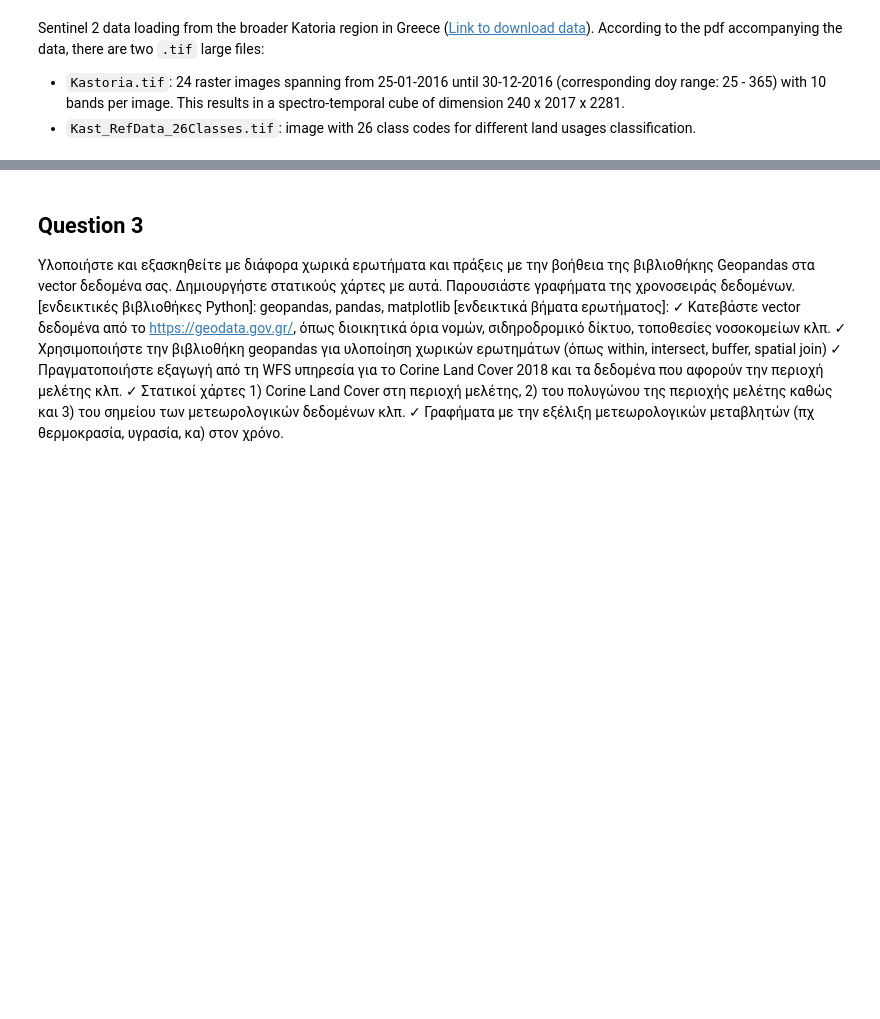
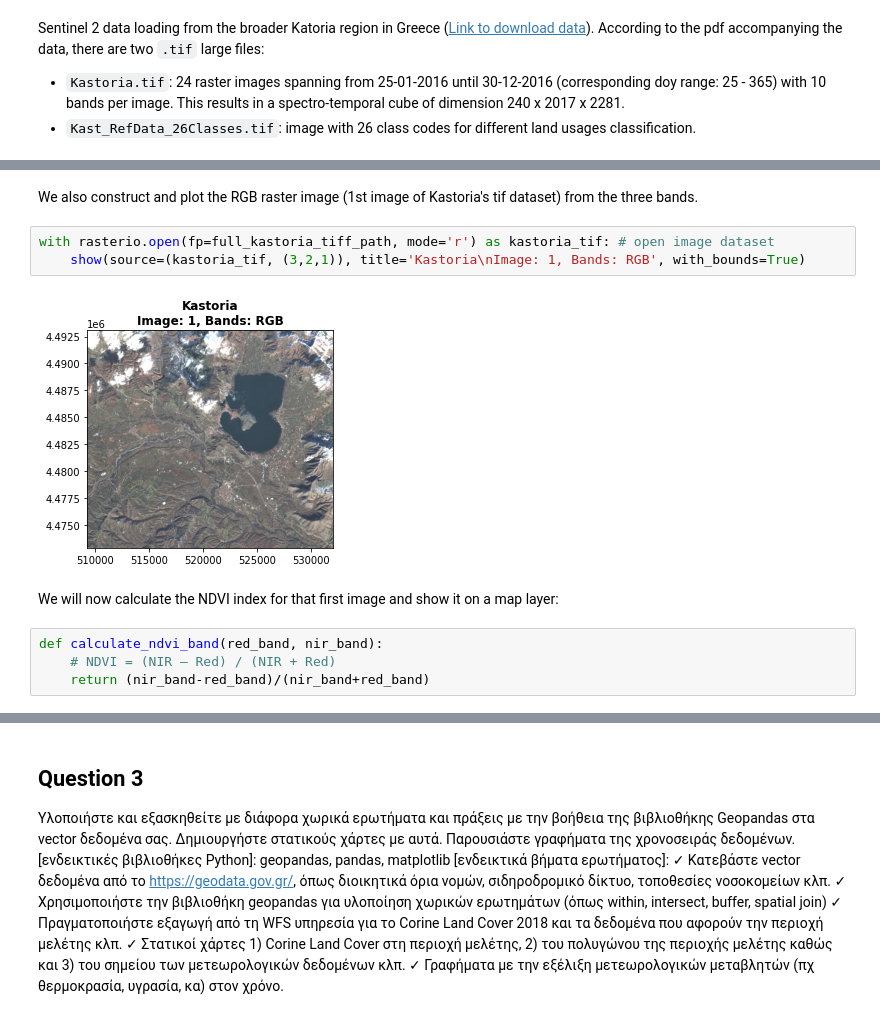
Before and after one commit to billdepo/Geospatial-Big-Data-Analytics-Lab, a Jupyter notebook: Lab02/Depastas_Vasileios_Geospatial_lab2.ipynb, the cells around one changed output, grey strips where cells are left out. Drawn from its saved outputs; the diff is of its cells as text; blank space fills up the shorter version.

```diff
--- a/Lab02/Depastas_Vasileios_Geospatial_lab2.ipynb
+++ b/Lab02/Depastas_Vasileios_Geospatial_lab2.ipynb
@@ -49,0 +89,13 @@ There are 0 no data values in the dataset
+# %% [markdown]
+We also construct and plot the RGB raster image (1st image of Kastoria's tif dataset) from the three bands.
+# %%
+with rasterio.open(fp=full_kastoria_tiff_path, mode='r') as kastoria_tif: # open image dataset
+    show(source=(kastoria_tif, (3,2,1)), title='Kastoria\nImage: 1, Bands: RGB', with_bounds=True)
+# %% [output]
+[figure, added]
+# %% [markdown]
+We will now calculate the NDVI index for that first image and show it on a map layer:
+# %%
+def calculate_ndvi_band(red_band, nir_band):
+    # NDVI = (NIR – Red) / (NIR + Red)
+    return (nir_band-red_band)/(nir_band+red_band)
```
Also changed, not shown: parts of 33 cells of this notebook.
